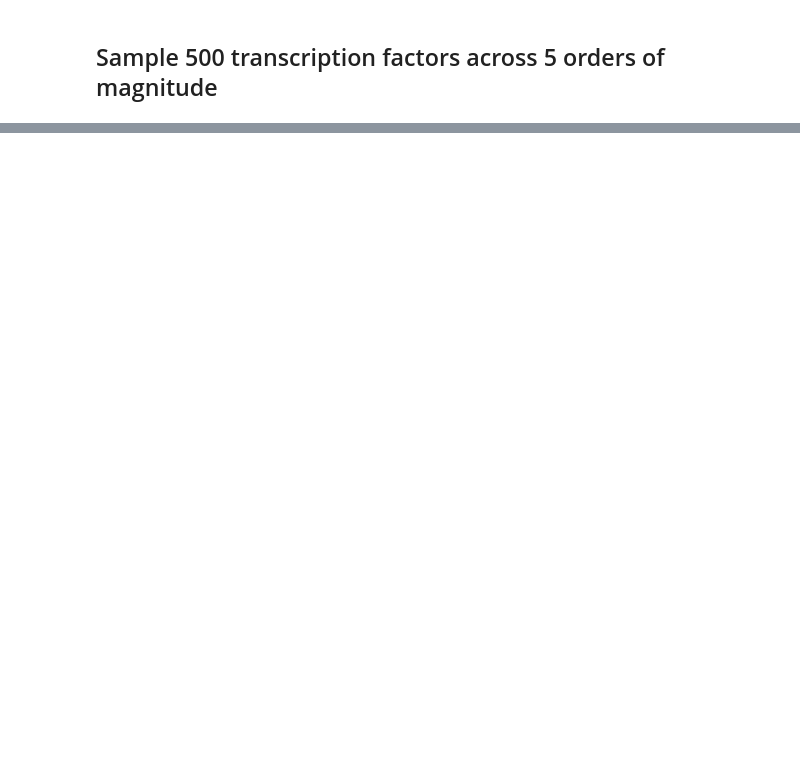
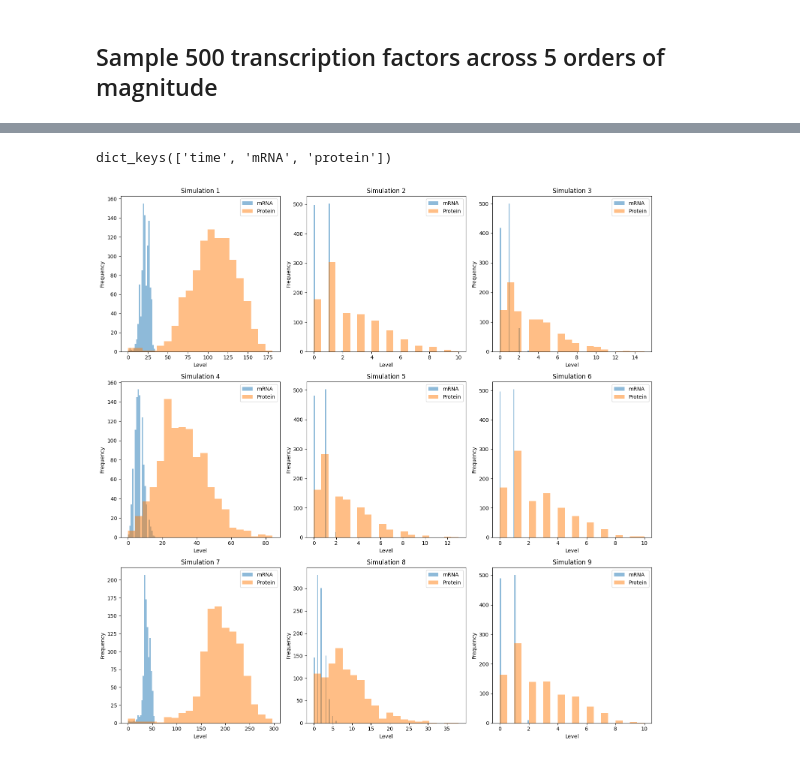
Before and after one commit to tdsone/mres-s3, a Jupyter notebook: ex5.ipynb, the cells around one changed output, grey strips where cells are left out. Cells and saved outputs as stored; diff of their text form; code cells hidden in the pictures; blank space fills up the shorter version.

```diff
--- a/ex5.ipynb
+++ b/ex5.ipynb
@@ -21,7 +23,7 @@ from ssa_ex4 import SSA_w_protein
 from tqdm.notebook import tqdm
 
 sims = []
-for transcription_rate in tqdm(transcription_rates[:10], desc="Running Simulations"):
+for transcription_rate in tqdm(transcription_rates, desc="Running Simulations"):
     ssa = SSA_w_protein(
         k0_mRNA_production_rate=transcription_rate,
         k1_mRNA_degradation_rate=0.01,
@@ -44,0 +45,23 @@ s
+# %%
+sims[0].keys()
+# %% [output]
+dict_keys(['time', 'mRNA', 'protein'])
+# %%
+# Create a 3x3 grid of subplots
+fig, axes = plt.subplots(3, 3, figsize=(15, 15))
+axes = axes.flatten()  # Flatten the 2D array of axes for easy iteration
+
+# Plotting each simulation in its own subplot
+for i, sim in enumerate(sims[:9]):
+    axes[i].hist(sim['mRNA'], bins=20, alpha=0.5, label='mRNA')
+    axes[i].hist(sim['protein'], bins=20, alpha=0.5, label='Protein')
+    axes[i].set_title(f'Simulation {i+1}')
+    axes[i].set_xlabel('Level')
+    axes[i].set_ylabel('Frequency')
+    axes[i].legend()
+
+# Adjust layout to prevent overlap
+plt.tight_layout()
+plt.show()
+# %% [output]
+[figure, added]
```
Also changed, not shown: parts of 4 cells of this notebook, 1 other file.
